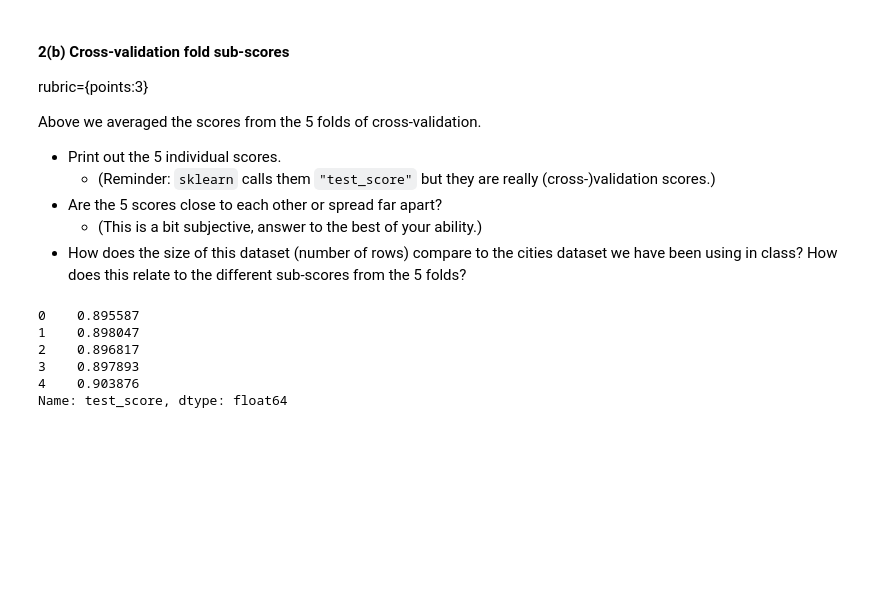
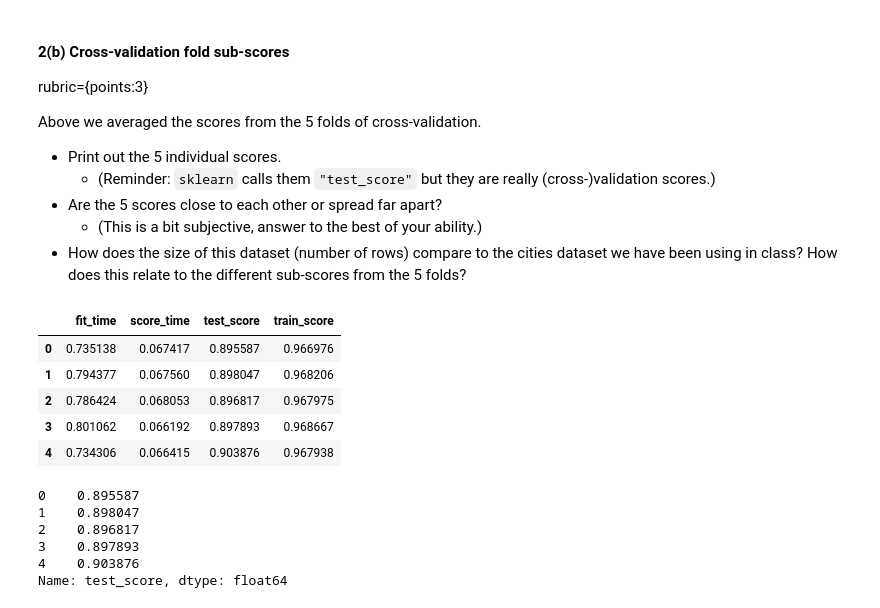
Before and after one commit to lavanyakandhari/cpsc330-2022W2, a Jupyter notebook: hw/hw4/hw4.ipynb, the cells around one changed output. Drawn from its saved outputs; the diff is of its cells as text; code cells hidden in the pictures; blank space fills up the shorter version.

```diff
--- a/hw/hw4/hw4.ipynb
+++ b/hw/hw4/hw4.ipynb
@@ -229,6 +227,15 @@ Above we averaged the scores from the 5 folds of cross-validation.
 - Are the 5 scores close to each other or spread far apart?
   - (This is a bit subjective, answer to the best of your ability.)
 - How does the size of this dataset (number of rows) compare to the cities dataset we have been using in class? How does this relate to the different sub-scores from the 5 folds?
+# %%
+cross_val_results
+# %% [output]
+|  | fit_time | score_time | test_score | train_score |
+| 0 | 0.735138 | 0.067417 | 0.895587 | 0.966976 |
+| 1 | 0.794377 | 0.067560 | 0.898047 | 0.968206 |
+| 2 | 0.786424 | 0.068053 | 0.896817 | 0.967975 |
+| 3 | 0.801062 | 0.066192 | 0.897893 | 0.968667 |
+| 4 | 0.734306 | 0.066415 | 0.903876 | 0.967938 |
 # %%
 cross_val_results["test_score"]
 # %% [output]
```
Also changed, not shown: parts of 27 cells of this notebook, 24 other files.
